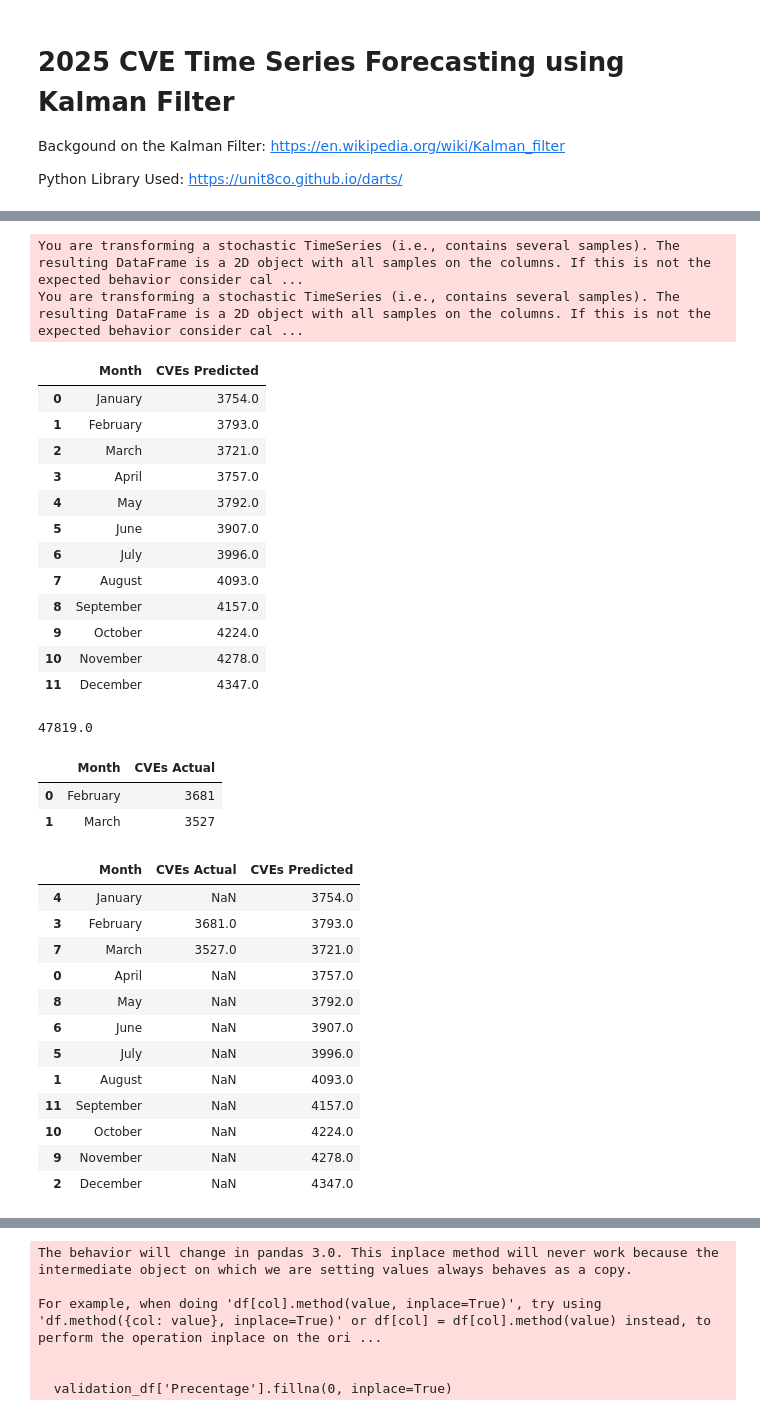
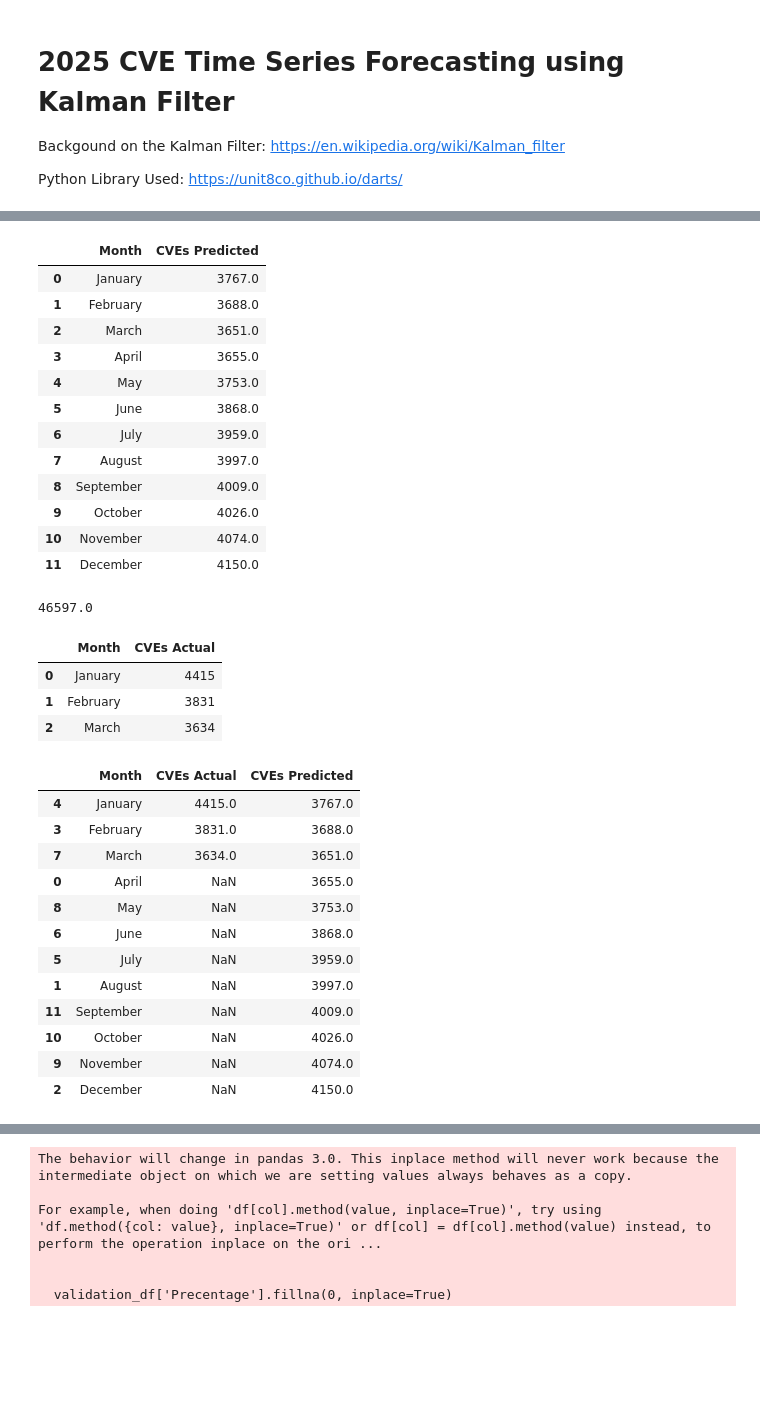
Before and after one commit to jgamblin/KalmanCVE, a Jupyter notebook: Kalman_2025.ipynb, the cells around one changed output, grey strips where cells are left out. Cells and saved outputs as stored; diff of their text form; code cells hidden in the pictures; blank space fills up the shorter version.

```diff
--- a/Kalman_2025.ipynb
+++ b/Kalman_2025.ipynb
@@ -60,6 +60,7 @@ for filename in glob.glob('nvd.jsonl'):
             }
             row_accumulator.append(new_row)
 
+nvd = pd.DataFrame(row_accumulator)
 nvd['Published'] = pd.to_datetime(nvd['Published'])
 nvd = nvd.sort_values(by=['Published'])
 nvd = nvd.reset_index(drop=True)
@@ -105,31 +106,32 @@ pred.plot(lw=3, label='forecast')
 # %%
-darts_df = pred.to_dataframe()  # Updated method
-darts_monthly = pred.to_dataframe().mean(axis=1).round(0)  # Updated method
+# Use quantile_df() to handle stochastic TimeSeries if you want a specific quantile
+darts_df = pred.quantile_df(quantile=0.5)  # Example: Use the median (50th percentile)
+
+# Process the DataFrame as before
+darts_monthly = darts_df.mean(axis=1).round(0)
 darts_monthly = darts_monthly.to_frame()
 darts_monthly = darts_monthly.reset_index()
 darts_monthly = darts_monthly.rename(columns={0: "CVEs Predicted"})
 darts_monthly['Month'] = darts_monthly['Month'].dt.month_name()
 darts_monthly
 # %% [output]
-You are transforming a stochastic TimeSeries (i.e., contains several samples). The resulting DataFrame is a 2D object with all samples on the columns. If this is not the expected behavior consider cal ...
-You are transforming a stochastic TimeSeries (i.e., contains several samples). The resulting DataFrame is a 2D object with all samples on the columns. If this is not the expected behavior consider cal ...
 |  | Month | CVEs Predicted |
-| 0 | January | 3754.0 |
-| 1 | February | 3793.0 |
-| 2 | March | 3721.0 |
-| 3 | April | 3757.0 |
-| 4 | May | 3792.0 |
-| 5 | June | 3907.0 |
-| 6 | July | 3996.0 |
-| 7 | August | 4093.0 |
-| 8 | September | 4157.0 |
-| 9 | October | 4224.0 |
-| 10 | November | 4278.0 |
-| 11 | December | 4347.0 |
+| 0 | January | 3767.0 |
+| 1 | February | 3688.0 |
+| 2 | March | 3651.0 |
+| 3 | April | 3655.0 |
+| 4 | May | 3753.0 |
+| 5 | June | 3868.0 |
+| 6 | July | 3959.0 |
+| 7 | August | 3997.0 |
+| 8 | September | 4009.0 |
+| 9 | October | 4026.0 |
+| 10 | November | 4074.0 |
+| 11 | December | 4150.0 |
 # %%
 darts_monthly['CVEs Predicted'].sum()
 # %% [output]
-47819.0
+46597.0
 # %%
 monthly_2024 = nvd_2024['Published'].groupby(nvd_2024.Published.dt.to_period("M")).agg('count')
 monthly_cves_2024 = pd.DataFrame(monthly_2024)
@@ -142,8 +144,9 @@ monthly_cves_2024['Month'] = monthly_cves_2024['Month'].dt.month_name()
 monthly_cves_2024
 # %% [output]
 |  | Month | CVEs Actual |
-| 0 | February | 3681 |
-| 1 | March | 3527 |
+| 0 | January | 4415 |
+| 1 | February | 3831 |
+| 2 | March | 3634 |
 # %%
 validation_df = pd.merge(
     monthly_cves_2024,
@@ -162,16 +165,16 @@ validation_df = validation_df.sort_values(by='Month')
 validation_df
 # %% [output]
 |  | Month | CVEs Actual | CVEs Predicted |
-| 4 | January | NaN | 3754.0 |
-| 3 | February | 3681.0 | 3793.0 |
-| 7 | March | 3527.0 | 3721.0 |
-| 0 | April | NaN | 3757.0 |
-| 8 | May | NaN | 3792.0 |
-| 6 | June | NaN | 3907.0 |
-| 5 | July | NaN | 3996.0 |
-| 1 | August | NaN | 4093.0 |
-| 11 | September | NaN | 4157.0 |
-| 10 | October | NaN | 4224.0 |
-| 9 | November | NaN | 4278.0 |
-| 2 | December | NaN | 4347.0 |
+| 4 | January | 4415.0 | 3767.0 |
+| 3 | February | 3831.0 | 3688.0 |
+| 7 | March | 3634.0 | 3651.0 |
+| 0 | April | NaN | 3655.0 |
+| 8 | May | NaN | 3753.0 |
+| 6 | June | NaN | 3868.0 |
+| 5 | July | NaN | 3959.0 |
+| 1 | August | NaN | 3997.0 |
+| 11 | September | NaN | 4009.0 |
+| 10 | October | NaN | 4026.0 |
+| 9 | November | NaN | 4074.0 |
+| 2 | December | NaN | 4150.0 |
 # %%
```
Also changed, not shown: parts of 5 cells of this notebook.
